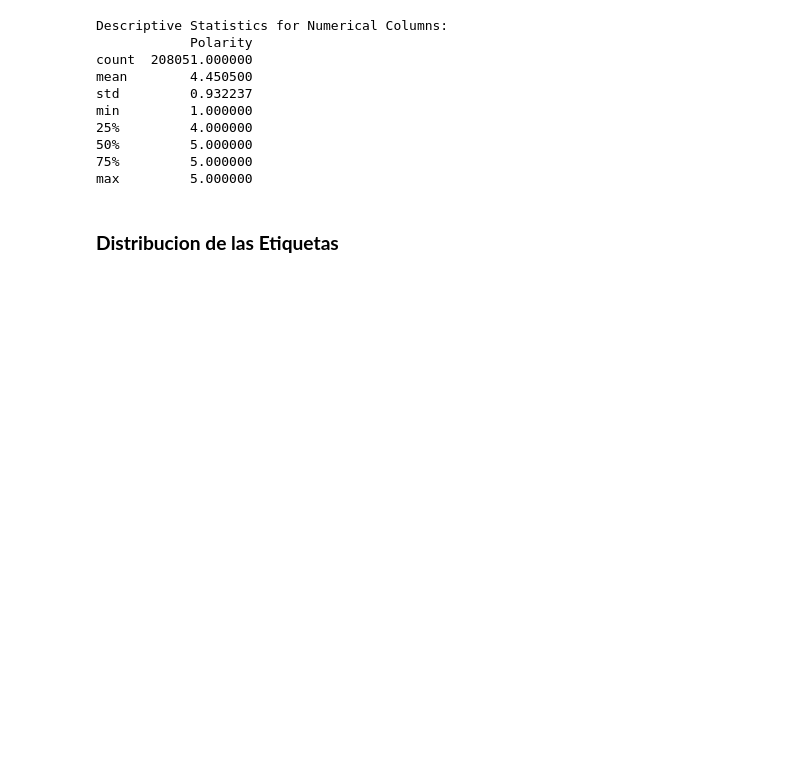
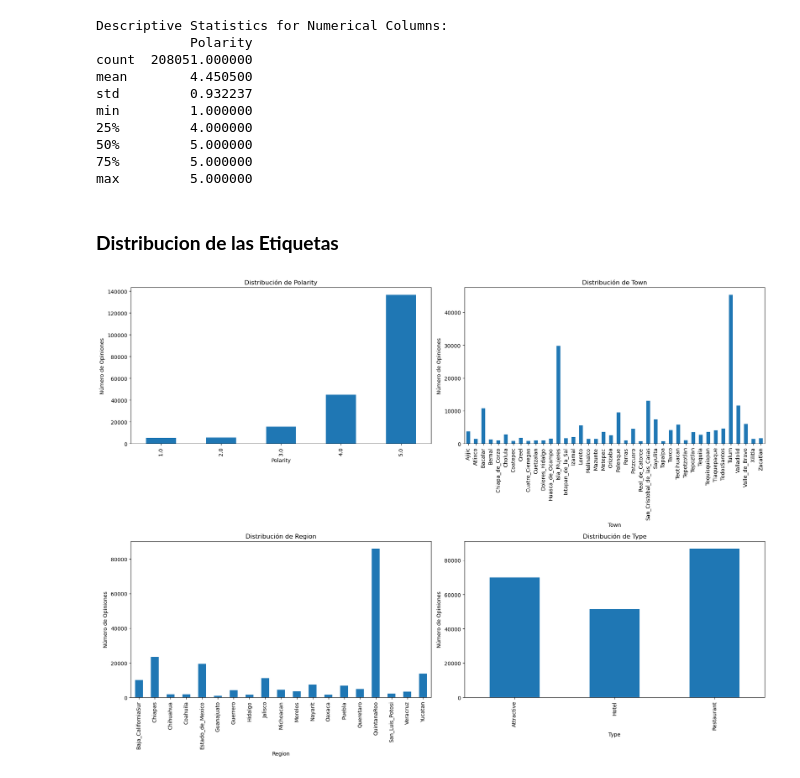
Before and after one commit to Gustavo-HA/REST-MEX-2025, a Jupyter notebook: notebooks/Exploratorio_Train_Diego.ipynb, the cells around one changed output. Cells and saved outputs as stored; diff of their text form; code cells hidden in the pictures; blank space fills up the shorter version.

```diff
--- a/notebooks/Exploratorio_Train_Diego.ipynb
+++ b/notebooks/Exploratorio_Train_Diego.ipynb
@@ -122,3 +152,23 @@ min         1.000000
 max         5.000000
 # %% [markdown]
 ### **Distribucion de las Etiquetas**
+# %%
+# Lista de las columnas de las etiquetas a observar su distribucion
+label_cols = ['Polarity', 'Town', 'Region', 'Type']
+
+# Creamos subplots
+fig, axes = plt.subplots(nrows=2, ncols=2, figsize=(18,13))
+axes = axes.flatten()
+
+# Loop para cada label
+for idx, col in enumerate(label_cols):
+    df_train[col].value_counts().sort_index().plot(kind='bar', ax=axes[idx])
+    axes[idx].set_title(f"Distribución de {col}")
+    axes[idx].set_xlabel(col)
+    axes[idx].set_ylabel("Número de Opiniones")
+
+# Ajustamos espacio
+plt.tight_layout()
+plt.show()
+# %% [output]
+[figure, added]
```
Also changed, not shown: parts of 33 cells of this notebook, 5 other files.
